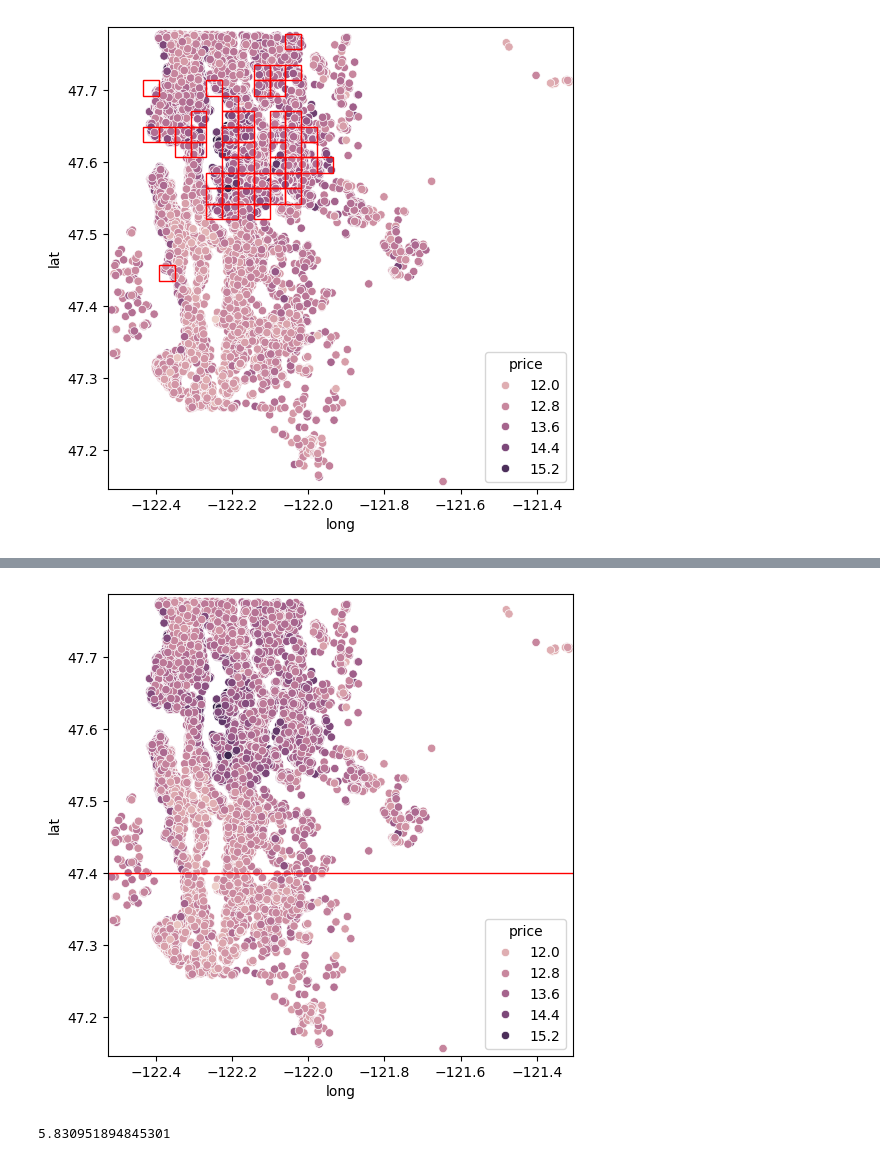
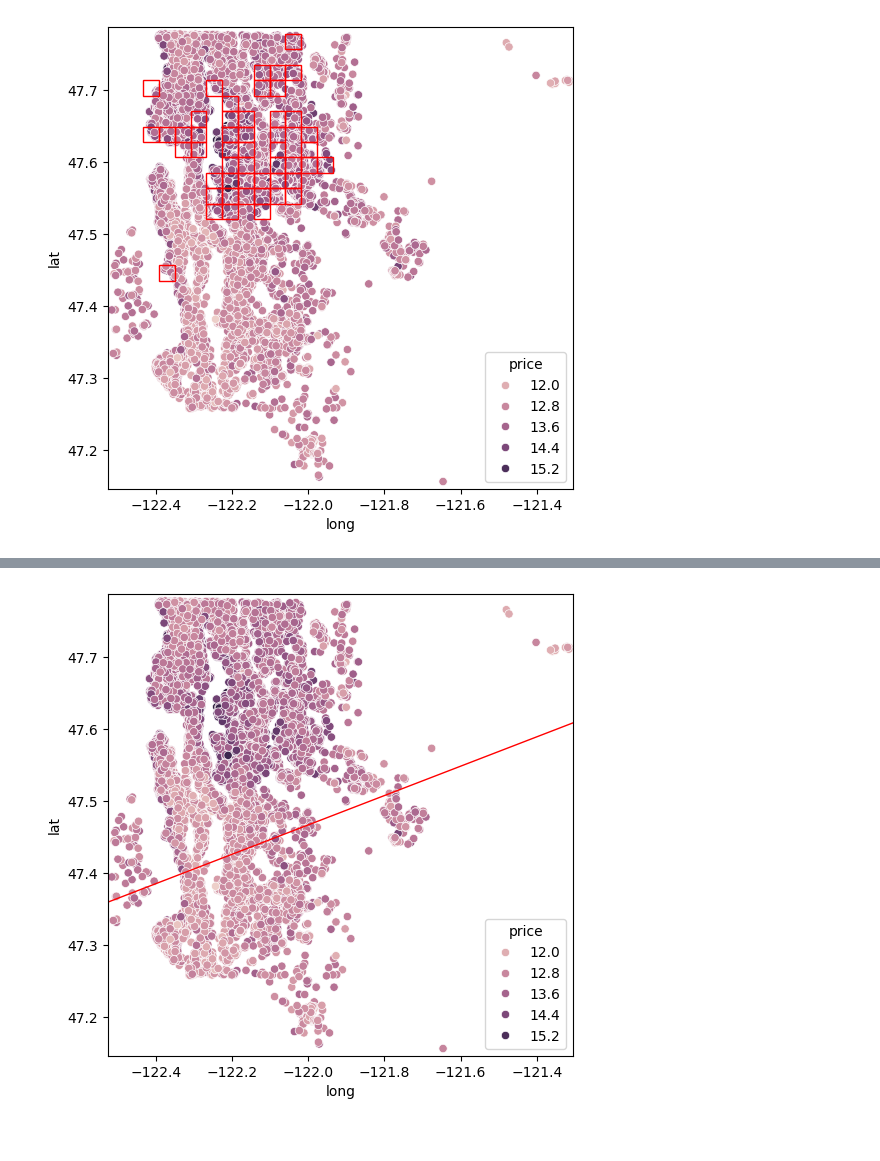
Before and after one commit to wognsths/house_price_prediction_only_spatial_data, a Jupyter notebook: Feature_extraction.ipynb, the cells around one changed output, grey strips where cells are left out. Cells and saved outputs as stored; diff of their text form; code cells hidden in the pictures.

Commit message:
Data

```diff
--- a/Feature_extraction.ipynb
+++ b/Feature_extraction.ipynb
@@ -221,7 +221,8 @@ class LineProjectOptimizer:
     def __init__(self, projected_list, position_list, target):
         self.df = pd.DataFrame()
         self.df['projected'] = projected_list
-        self.df['position'] = position_list
+        if position_list is not None:
+            self.df['position'] = position_list
         self.target = target
 
     def split_dataset(self, rate):
@@ -269,10 +285,12 @@ def get_k_lines(iteration,
 # %%
 spatial_info = X_train[['long', 'lat']]
 target = np.log(y_train)
-idxarr, lossarr, data_list, info_list = get_k_lines(10,
-                                                    5,
+idxarr, lossarr, data_list, info_list = get_k_lines(100,
+                                                    10,
                                                     "random",
                                                     "randomforest",
                                                     spatial_info,
-                                                    target)
+                                                    target,
+                                                    splitrate = 0.2,
+                                                    double_sided = True)
 # %% [output]
@@ -305,9 +358,4 @@ def draw_line(start, end, x_area, y_area, target):
 # %%
-draw_line((min(x), y), (max(x), y), X_train['long'], X_train['lat'], target)
+draw_line(info_list[1][0], info_list[1][1], X_train['long'], X_train['lat'], target)
 # %% [output]
-[figure, old version]
+[figure, new version]
-# %%
-d = np.array([3,5])
-np.linalg.norm(d)
-# %% [output]
-5.830951894845301
```
Also changed, not shown: parts of 4 cells of this notebook.
